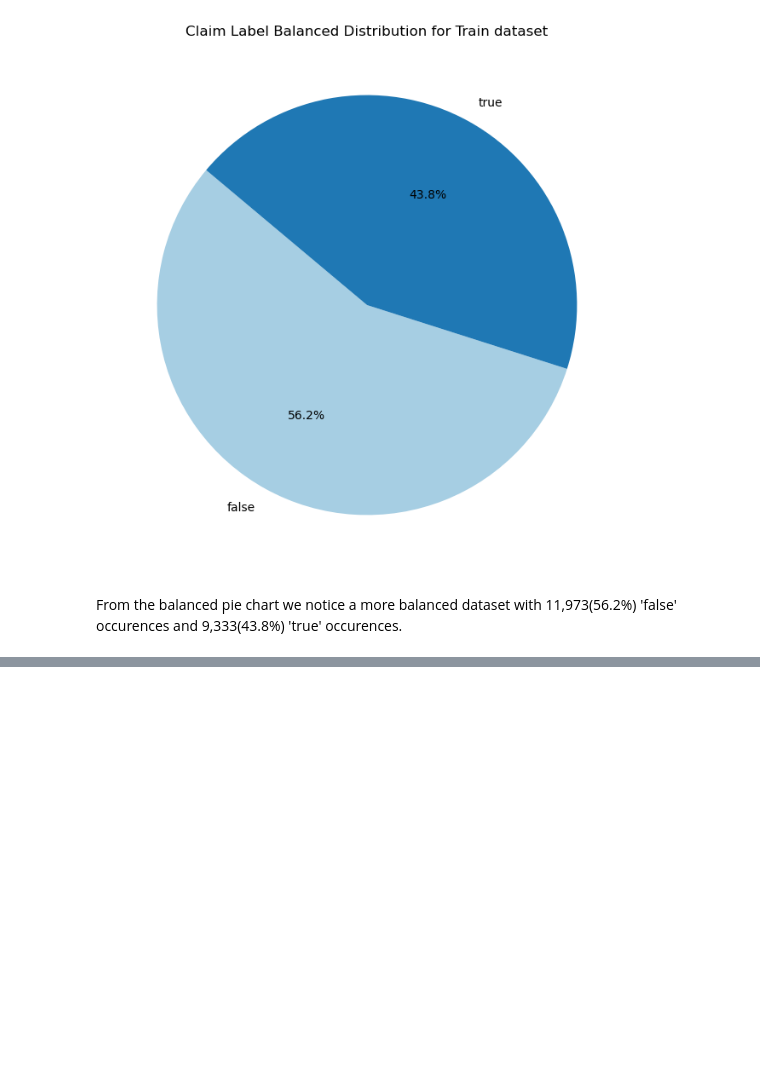
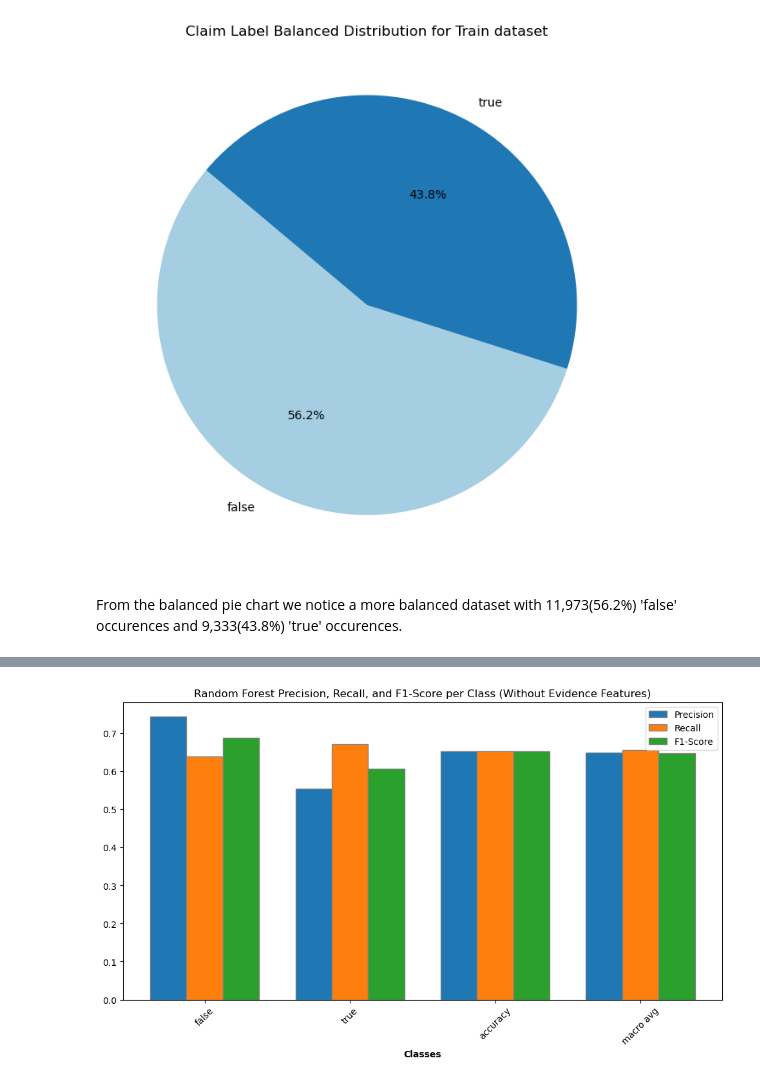
Before and after one commit to ajaop/100693861-MSC-THESIS, a Jupyter notebook: thesis_code.ipynb, the cells around one changed output, grey strips where cells are left out. Cells and saved outputs as stored; diff of their text form; code cells hidden in the pictures; blank space fills up the shorter version.

```diff
--- a/thesis_code.ipynb
+++ b/thesis_code.ipynb
@@ -2237,0 +1493,13 @@ followed steps from https://medium.com/@yashvardhanvs/classification-using-pre-t
+# %%
+# Extract X features for train, test and dev features without evidence columns
+
+X_train = train_preprocessed[['language', 'claim_translated']]
+X_dev = dev_preprocessed[['language', 'claim_translated',
+                              'evidence_1_nli_label','evidence_2_nli_label', 'evidence_3_nli_label',
+                              'evidence_4_nli_label', 'evidence_5_nli_label'
+                             ]]
+
+
+X_test = test_preprocessed[['language'l, 'claim_translated',
+                              'evidence_1_nli_label','evidence_2_nli_label', 'evidence_3_nli_label',
+                              'evidence_4_nli_label', 'evidence_5_nli_label']]
@@ -2237,0 +2898,6 @@ followed steps from https://medium.com/@yashvardhanvs/classification-using-pre-t
+# %%
+y_pred = rf_classifier.predict(X_tfidf_test)
+
+rf_report = classification_report(y_tfidf_test, y_pred, output_dict=True)
+rf_report_trans = pd.DataFrame(rf_report).transpose()
+display(rf_report_trans)
@@ -2237,0 +2911,29 @@ followed steps from https://medium.com/@yashvardhanvs/classification-using-pre-t
+# %%
+# Extract metrics from the report
+precision = rf_report_trans['precision'][:-1]  # Exclude the 'accuracy' row
+recall = rf_report_trans['recall'][:-1]
+f1_score = rf_report_trans['f1-score'][:-1]
+classes = rf_report_trans.index[:-1]  # Class names
+
+# Plotting
+plt.figure(figsize=(12, 6))
+bar_width = 0.25
+
+# Positioning the bars
+r1 = range(len(precision))
+r2 = [x + bar_width for x in r1]
+r3 = [x + bar_width for x in r2]
+
+# Create bar plots
+plt.bar(r1, precision, width=bar_width, edgecolor='grey', label='Precision')
+plt.bar(r2, recall, width=bar_width, edgecolor='grey', label='Recall')
+plt.bar(r3, f1_score, width=bar_width, edgecolor='grey', label='F1-Score')
+
+# Add labels and title
+plt.xlabel('Classes', fontweight='bold')
+plt.xticks([r + bar_width for r in range(len(precision))], classes, rotation=45)
+plt.title('Random Forest Precision, Recall, and F1-Score per Class (Without Evidence Features)')
+plt.legend()
+plt.show()
+# %% [output]
+[figure, added]
```
Also changed, not shown: parts of 391 cells of this notebook.
